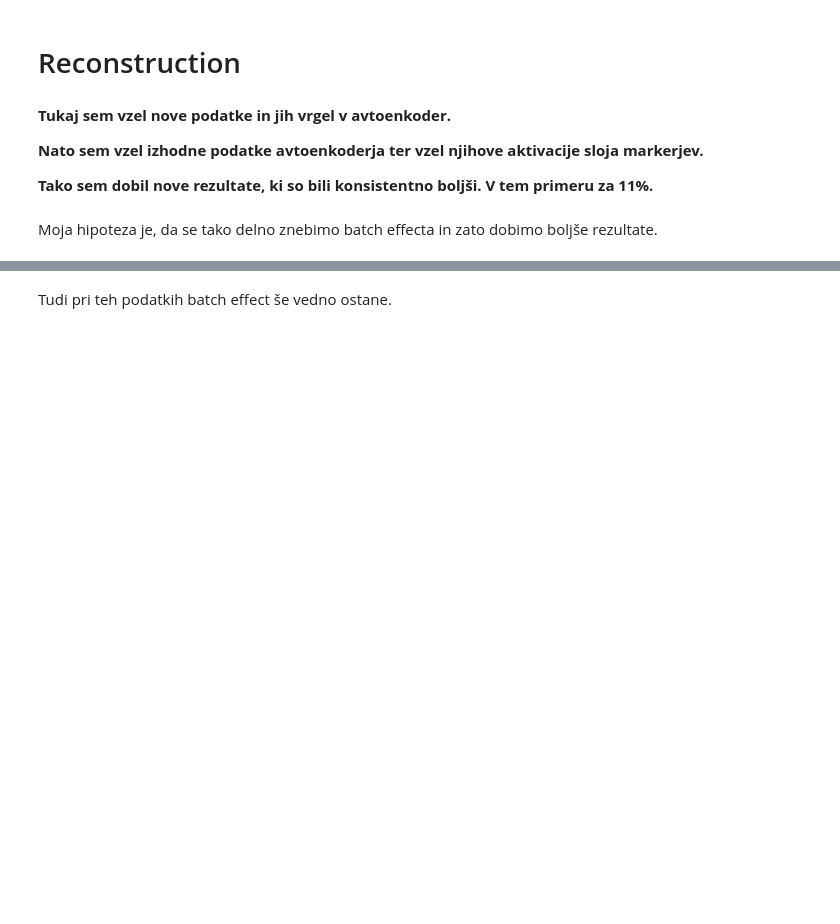
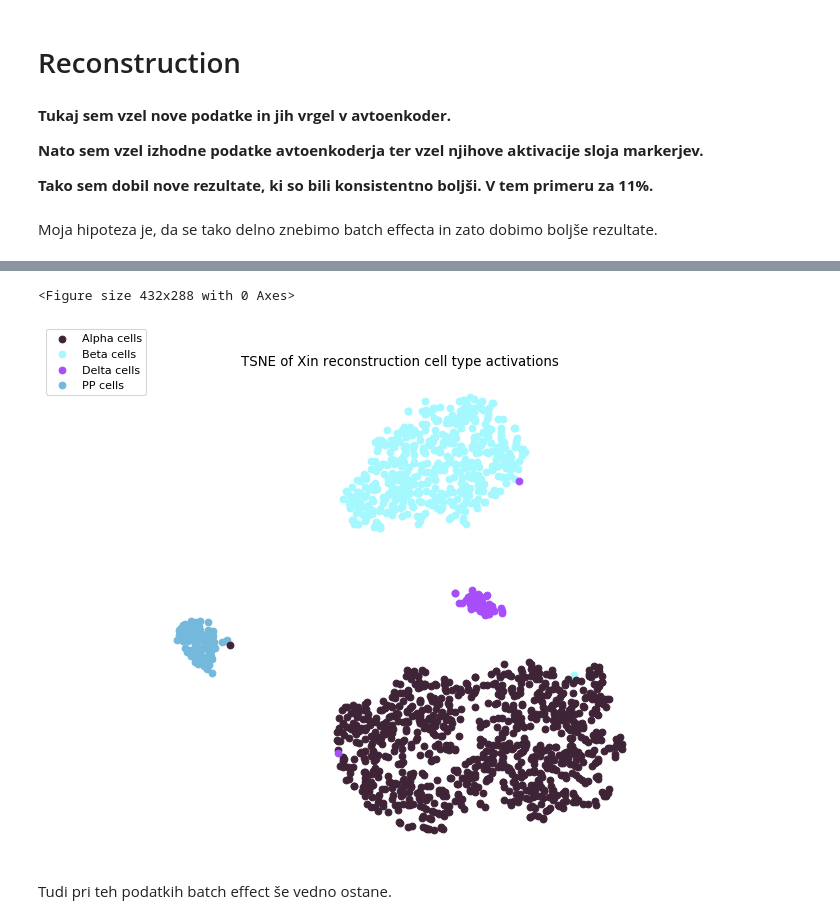
Before and after one commit to LongarMD/MarkerGenes, a Jupyter notebook: Example.ipynb, the cells around one changed output, grey strips where cells are left out. Drawn from its saved outputs; the diff is of its cells as text; code cells hidden in the pictures; blank space fills up the shorter version.

```diff
--- a/Example.ipynb
+++ b/Example.ipynb
@@ -298,3 +300,6 @@ reconstructed_cell_activations = marker_model.predict(reconstruction)
 # %%
-draw_graph(reconstructed_cell_activations, new_graph_labels, tnse, colours,
-           graph_name='TSNE of reconstructed marker activations')
+saly.draw_embedding(reconstructed_cell_activations, xin_labels, tnse, colours,
+           graph_name='TSNE of Xin reconstruction cell type activations')
+# %% [output]
+<Figure size 432x288 with 0 Axes>
+[figure, added]
```
Also changed, not shown: parts of 35 cells of this notebook, 3 other files.
